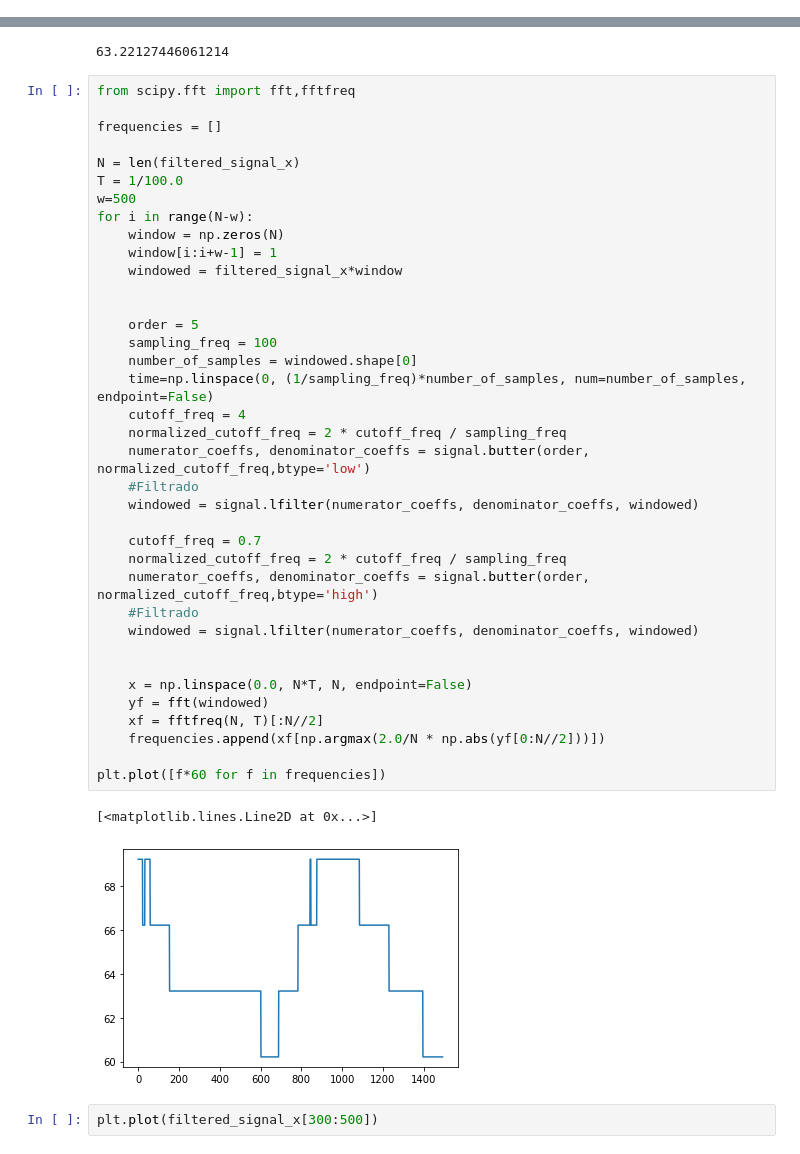
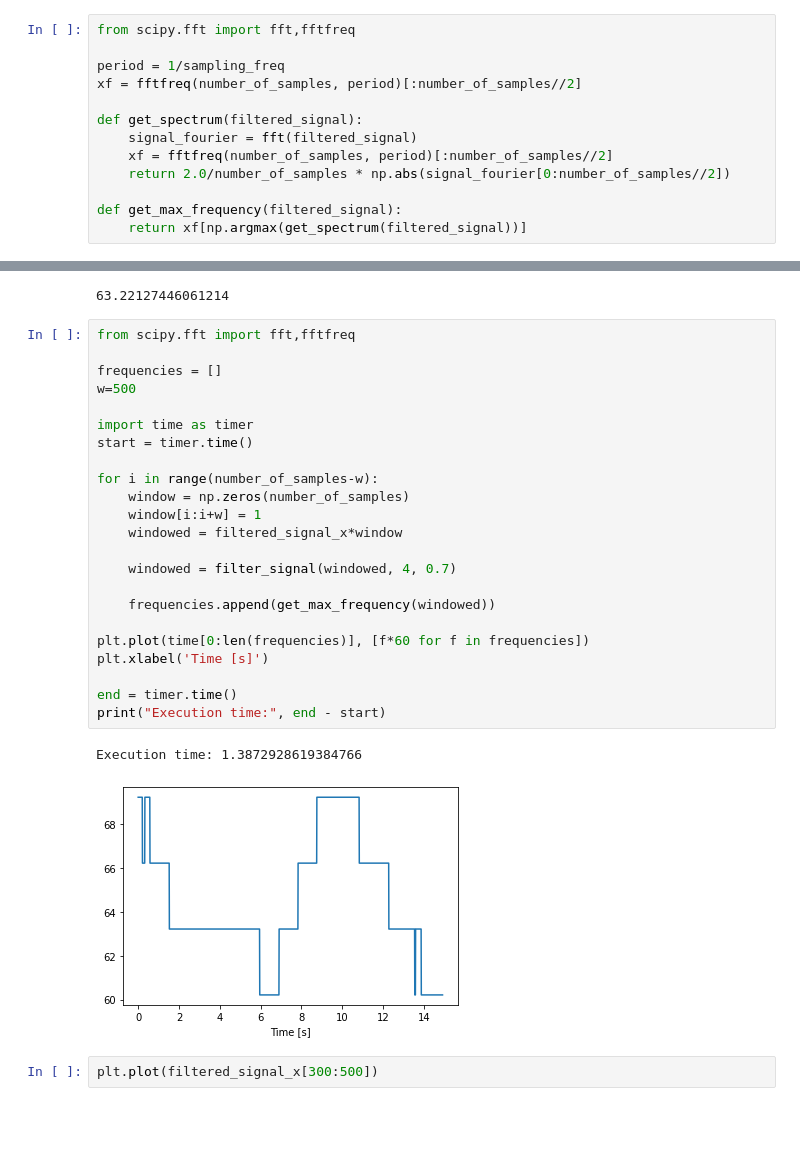
Before and after one commit to Gutenvi/actirate, a Jupyter notebook: Code/main.ipynb, the cells around one changed output, grey strips where cells are left out. Cells and saved outputs as stored; diff of their text form; blank space fills up the shorter version.

```diff
--- a/Code/main.ipynb
+++ b/Code/main.ipynb
@@ -35,3 +46,16 @@ filtered_signal_x = signal.lfilter(numerator_coeffs, denominator_coeffs, filtere
+# %%
+from scipy.fft import fft,fftfreq
+
+period = 1/sampling_freq
+xf = fftfreq(number_of_samples, period)[:number_of_samples//2]
+
+def get_spectrum(filtered_signal):
+    signal_fourier = fft(filtered_signal)
+    xf = fftfreq(number_of_samples, period)[:number_of_samples//2]
+    return 2.0/number_of_samples * np.abs(signal_fourier[0:number_of_samples//2])
+
+def get_max_frequency(filtered_signal):
+    return xf[np.argmax(get_spectrum(filtered_signal))]
 # %%
 import matplotlib.pyplot as plt
 plt.plot(filtered_signal_x)
@@ -104,46 +123,32 @@ bpm = freq*60
 bpm
 # %% [output]
 63.22127446061214
-# %%
-from scipy.fft import fft,fftfreq
-
-frequencies = []
-
-N = len(filtered_signal_x)
-T = 1/100.0
-w=500
-for i in range(N-w):
-    window = np.zeros(N)
-    window[i:i+w-1] = 1
-    windowed = filtered_signal_x*window
-
-
-    order = 5
-    sampling_freq = 100
-    number_of_samples = windowed.shape[0]
-    time=np.linspace(0, (1/sampling_freq)*number_of_samples, num=number_of_samples, endpoint=False)
-    cutoff_freq = 4
-    normalized_cutoff_freq = 2 * cutoff_freq / sampling_freq
-    numerator_coeffs, denominator_coeffs = signal.butter(order, normalized_cutoff_freq,btype='low')
-    #Filtrado
-    windowed = signal.lfilter(numerator_coeffs, denominator_coeffs, windowed)
-
-    cutoff_freq = 0.7
-    normalized_cutoff_freq = 2 * cutoff_freq / sampling_freq
-    numerator_coeffs, denominator_coeffs = signal.butter(order, normalized_cutoff_freq,btype='high')
-    #Filtrado
-    windowed = signal.lfilter(numerator_coeffs, denominator_coeffs, windowed)
-
-
-    x = np.linspace(0.0, N*T, N, endpoint=False)
-    yf = fft(windowed)
-    xf = fftfreq(N, T)[:N//2]
-    frequencies.append(xf[np.argmax(2.0/N * np.abs(yf[0:N//2]))])
-
-plt.plot([f*60 for f in frequencies])
-# %% [output]
-[<matplotlib.lines.Line2D at 0x...>]
-[figure, removed]
+# %%
+from scipy.fft import fft,fftfreq
+
+frequencies = []
+w=500
+
+import time as timer
+start = timer.time()
+
+for i in range(number_of_samples-w):
+    window = np.zeros(number_of_samples)
+    window[i:i+w] = 1
+    windowed = filtered_signal_x*window
+
+    windowed = filter_signal(windowed, 4, 0.7)
+
+    frequencies.append(get_max_frequency(windowed))
+
+plt.plot(time[0:len(frequencies)], [f*60 for f in frequencies])
+plt.xlabel('Time [s]')
+
+end = timer.time()
+print("Execution time:", end - start)
+# %% [output]
+Execution time: 1.3872928619384766
+[figure, added]
 # %%
 plt.plot(filtered_signal_x[300:500])
 # %% [output]
```
Also changed, not shown: parts of 8 cells of this notebook.
